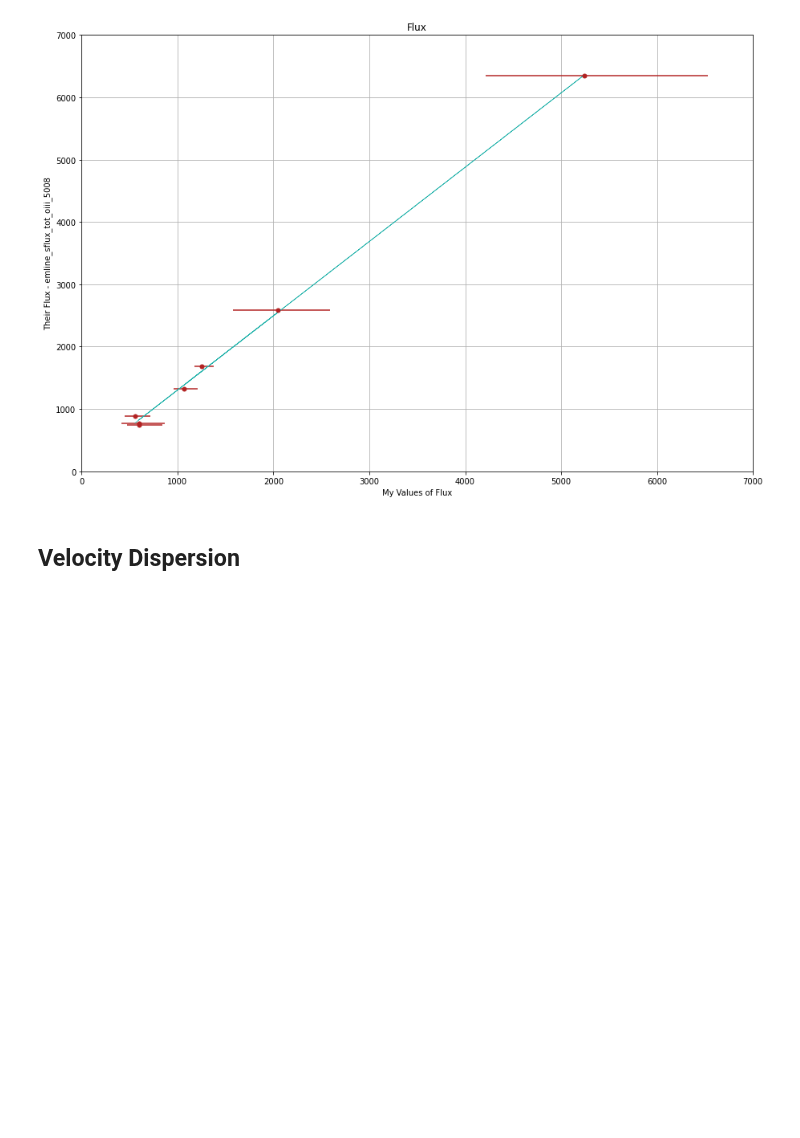
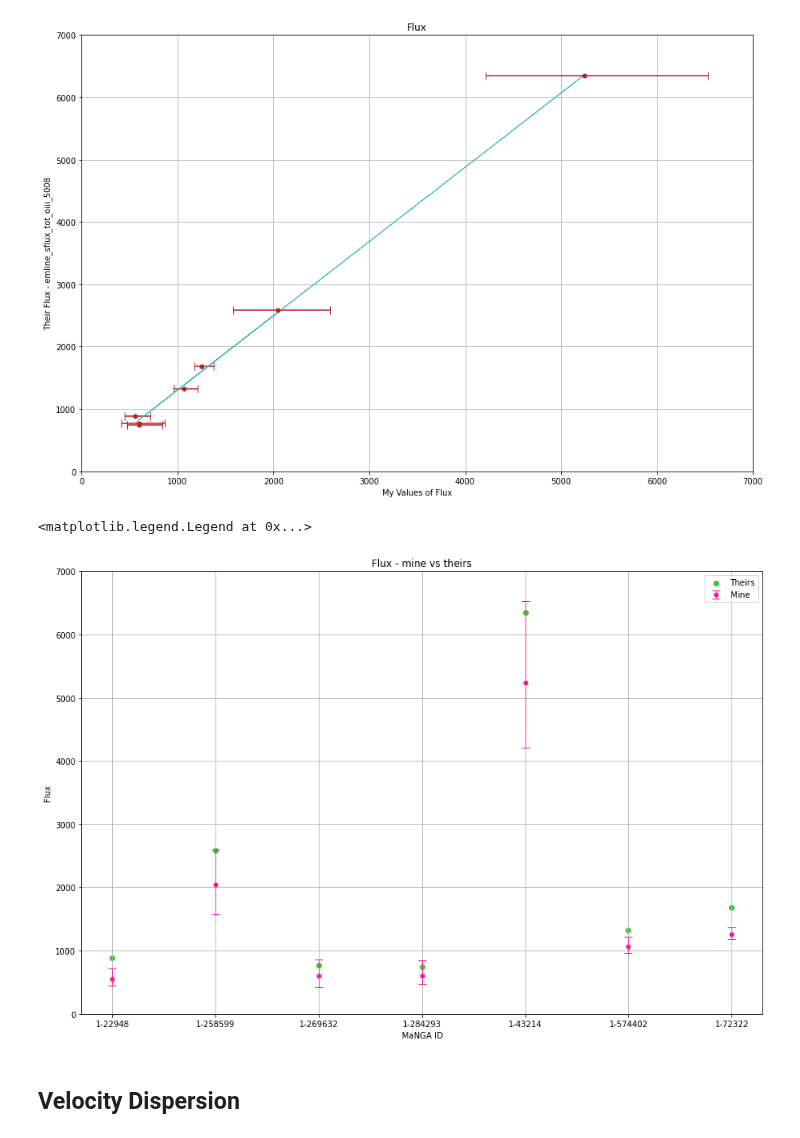
Before and after one commit to Natacha-U/Snr-Prj, a Jupyter notebook: Display_Results.ipynb, the cells around one changed output. Drawn from its saved outputs; the diff is of its cells as text; code cells hidden in the pictures; blank space fills up the shorter version.

```diff
--- a/Display_Results.ipynb
+++ b/Display_Results.ipynb
@@ -333,6 +408,22 @@ plt.plot(flux, a*flux + b, linewidth = 0.7, color = 'lightseagreen')
 # %% [output]
 [<matplotlib.lines.Line2D at 0x...>]
 [figure]
+# %%
+plt.figure(figsize = (15,10))
+plt.grid()
+plt.ylim(0, 7000)
+plt.ylabel('Flux')
+plt.title('Flux - mine vs theirs')
+plt.xlabel('MaNGA ID')
+# plt.scatter(x_axis - 0.2, flux, s = 12, color = 'deeppink', label = 'Mine')
+plt.errorbar(x_axis, flux, yerr = asymmetric_error, fmt = '.', color = 'deeppink', ms = 10, capsize = 5,
+             label = 'Mine', linewidth = 0.8)
+plt.scatter(x_axis, file_flux, color = 'limegreen', label = 'Theirs')
+plt.xticks(x_axis, mangaid)
+plt.legend()
+# %% [output]
+<matplotlib.legend.Legend at 0x...>
+[figure, added]
 # %% [markdown]
 ## Velocity Dispersion
 # %%
```
Also changed, not shown: parts of 16 cells of this notebook, 10 other files.
